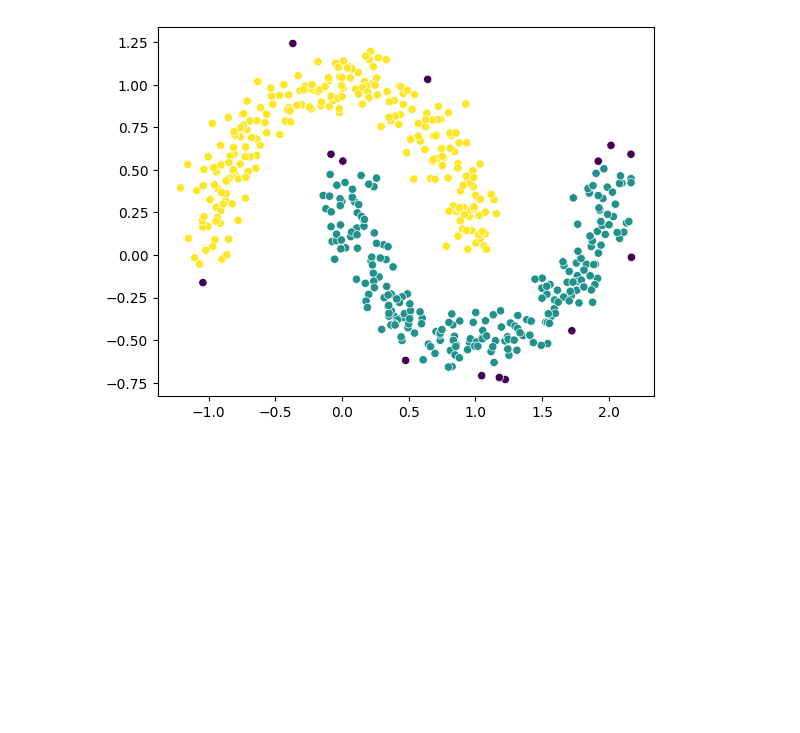
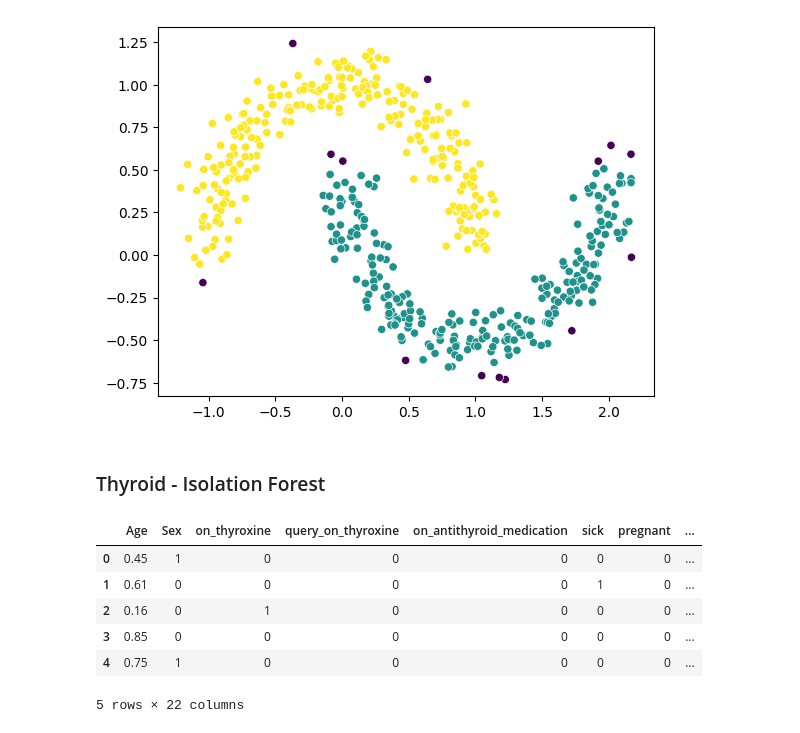
Before and after one commit to ElvisChristian28/Prime, a Jupyter notebook: Programs/Machine_Learning/Unsupervise_learning/Anomaly-Detection.ipynb, the cells around one changed output. Cells and saved outputs as stored; diff of their text form; code cells hidden in the pictures; blank space fills up the shorter version.

```diff
--- a/Programs/Machine_Learning/Unsupervise_learning/Anomaly-Detection.ipynb
+++ b/Programs/Machine_Learning/Unsupervise_learning/Anomaly-Detection.ipynb
@@ -30,3 +30,18 @@ sns.scatterplot(x=X[:, 0], y=X[:,1], c=lables)
 # %% [output]
 <Axes: >
 [figure]
+# %% [markdown]
+### Thyroid - Isolation Forest
+# %%
+import pandas as pd
+
+df = pd.read_csv("../../Data-Files/thyroid_dataset.csv")
+df.head()
+# %% [output]
+|  | Age | Sex | on_thyroxine | query_on_thyroxine | on_antithyroid_medication | sick | pregnant | ... |
+| 0 | 0.45 | 1 | 0 | 0 | 0 | 0 | 0 | ... |
+| 1 | 0.61 | 0 | 0 | 0 | 0 | 1 | 0 | ... |
+| 2 | 0.16 | 0 | 1 | 0 | 0 | 0 | 0 | ... |
+| 3 | 0.85 | 0 | 0 | 0 | 0 | 0 | 0 | ... |
+| 4 | 0.75 | 1 | 0 | 0 | 0 | 0 | 0 | ... |
+5 rows × 22 columns
```
Also changed, not shown: parts of 8 cells of this notebook, 1 other file.
